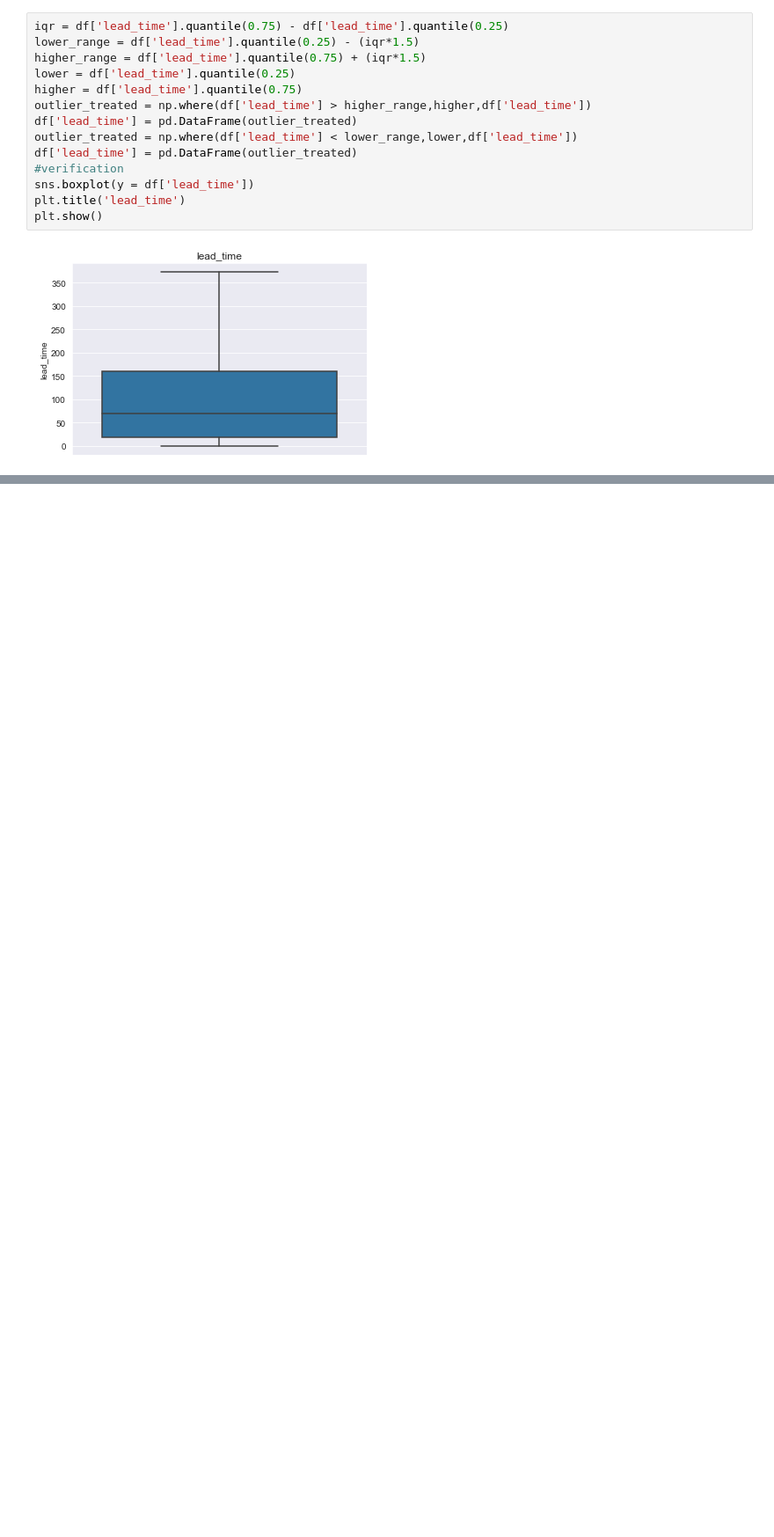
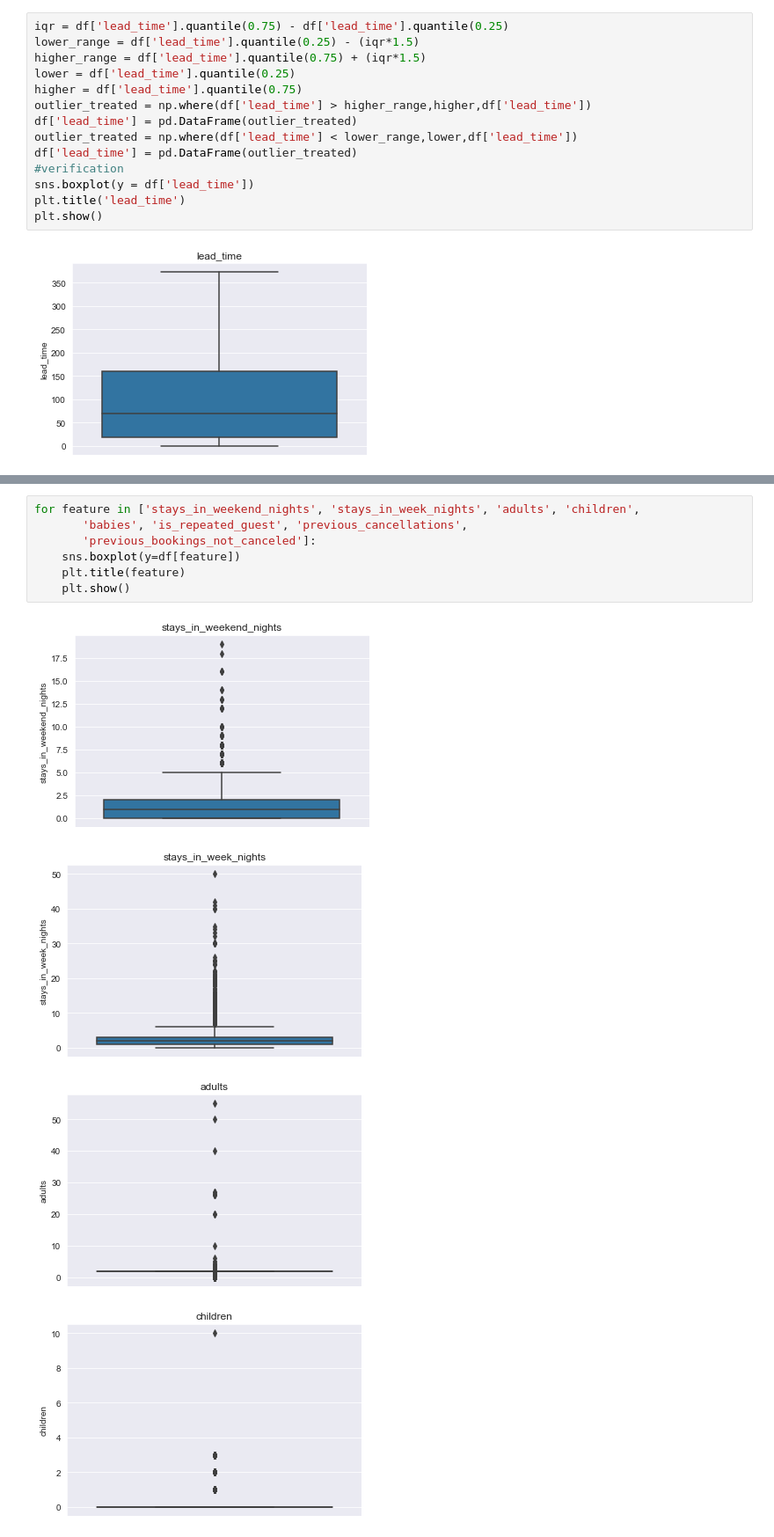
Before and after one commit to Hemanthhm222/Exploratory-data-analysis, a Jupyter notebook: EDA Hotel Booking.ipynb, the cells around one changed output, grey strips where cells are left out. Shown at 88% size. Cells and saved outputs as stored; diff of their text form; blank space fills up the shorter version.

```diff
--- a/EDA Hotel Booking.ipynb
+++ b/EDA Hotel Booking.ipynb
@@ -147,0 +192,12 @@ plt.show()
+# %%
+for feature in ['stays_in_weekend_nights', 'stays_in_week_nights', 'adults', 'children',
+       'babies', 'is_repeated_guest', 'previous_cancellations',
+       'previous_bookings_not_canceled']:
+    sns.boxplot(y=df[feature])
+    plt.title(feature)
+    plt.show()
+# %% [output]
+[figure, added]
+[figure, added]
+[figure, added]
+[figure, added]
```
Also changed, not shown: parts of 15 cells of this notebook.
